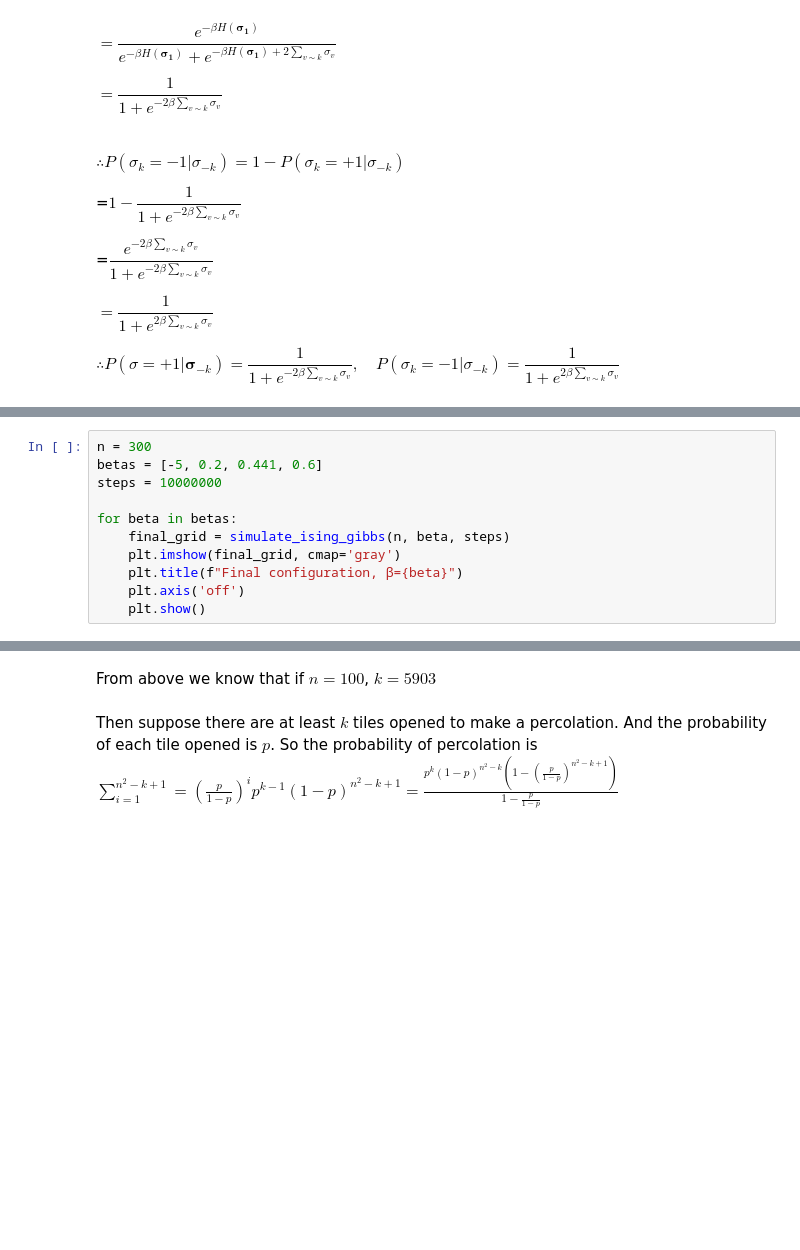
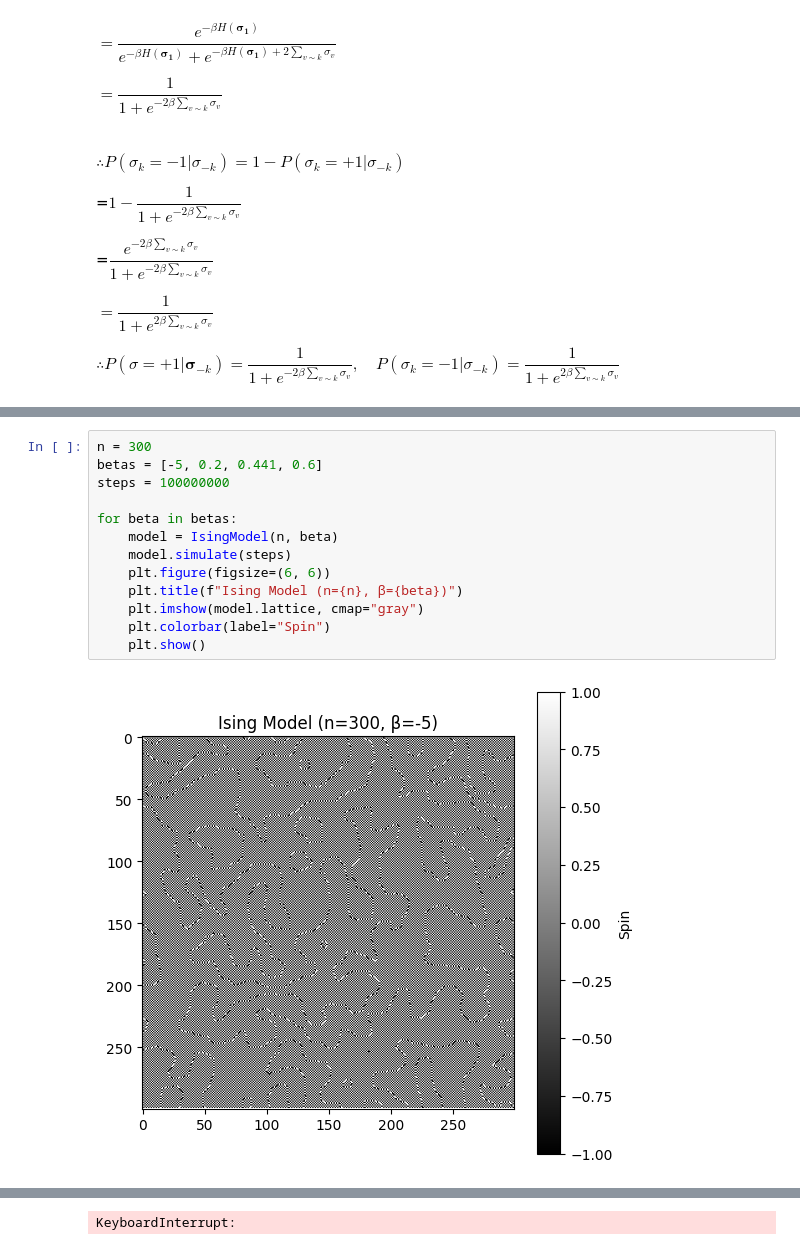
Before and after one commit to wangzh12023/Model-for-Phase-Transition-Problems, a Jupyter notebook: final.ipynb, the cells around one changed output, grey strips where cells are left out. Drawn from its saved outputs; the diff is of its cells as text; blank space fills up the shorter version.

```diff
--- a/final.ipynb
+++ b/final.ipynb
@@ -213,11 +192,15 @@ for beta in betas:
 # %%
 n = 300
 betas = [-5, 0.2, 0.441, 0.6]
-steps = 10000000
+steps = 100000000
 
 for beta in betas:
-    final_grid = simulate_ising_gibbs(n, beta, steps)
-    plt.imshow(final_grid, cmap='gray')
-    plt.title(f"Final configuration, β={beta}")
-    plt.axis('off')
+    model = IsingModel(n, beta)
+    model.simulate(steps)
+    plt.figure(figsize=(6, 6))
+    plt.title(f"Ising Model (n={n}, β={beta})")
+    plt.imshow(model.lattice, cmap="gray")
+    plt.colorbar(label="Spin")
     plt.show()
+# %% [output]
+[figure, added]
@@ -224,6 +208 @@ for beta in betas:
+KeyboardInterrupt:
-# %% [markdown]
-From above we know that if $n=100$, $k=5903$
-# %% [markdown]
-
-
-Then suppose there are at least $k$ tiles opened to make a percolation. And the probability of each tile opened is $p$. So the probability of percolation is $\sum_{i=1}^{n^2-k+1} = (\frac{p}{1-p})^ip^{k-1}(1-p)^{n^2-k+1} = \frac{p^k(1-p)^{n^2-k}(1-(\frac{p}{1-p})^{n^2-k+1})}{1-\frac{p}{1-p}}$
```
Also changed, not shown: parts of 10 cells of this notebook, 1 other file.
